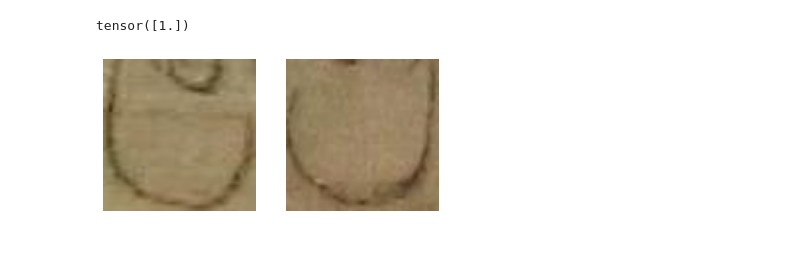
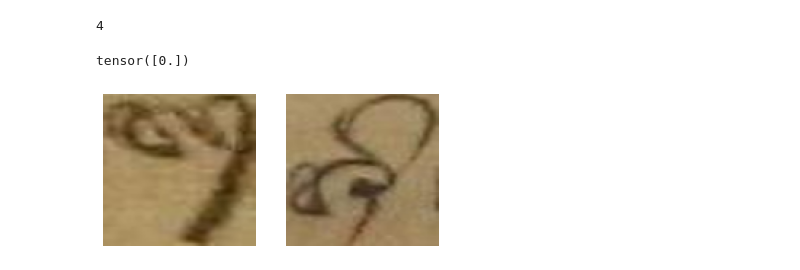
Before and after one commit to mdsatria/aksarabali, a Jupyter notebook: One Shot Learning/oneShotLearning.ipynb, the cells around one changed output. Drawn from its saved outputs; the diff is of its cells as text; code cells hidden in the pictures.

```diff
--- a/One Shot Learning/oneShotLearning.ipynb
+++ b/One Shot Learning/oneShotLearning.ipynb
@@ -14,6 +14,10 @@ from torch.utils.data import DataLoader, Dataset, random_split
 # %%
 root_dir = '../data/Train Original/'
 csv_file = '../data/Train Original/trainOri_label.csv'
+# %%
+np.random.randint(10)
+# %% [output]
+4
 # %%
 class AksaraBali(Dataset):
     def __init__(self, csv_file, root_dir, setSize, height=105, width=105, transform=None):
@@ -61,16 +65,16 @@ class AksaraBali(Dataset):
 trainSet = AksaraBali(csv_file=csv_file, root_dir=root_dir, setSize=1)
 # %%
 fig, ax = plt.subplots(1, 2)
-for i, j in enumerate(trainSet[9000]):
+for i, j in enumerate(trainSet[9]):
     if i < 2:
         ax[i].axis('off')
         ax[i].imshow(j)
     else:
         print(j)
 plt.show()
 # %% [output]
-tensor([1.])
+tensor([0.])
-[figure, old version]
+[figure, new version]
 # %%
 class NWayOneShotEvalSet(Dataset):
     def __init__(self, csv_file, root_dir, setSize, numWay, height=105, width=105, transform=None):
```
Also changed, not shown: parts of 1 cell of this notebook, 8 other files.
